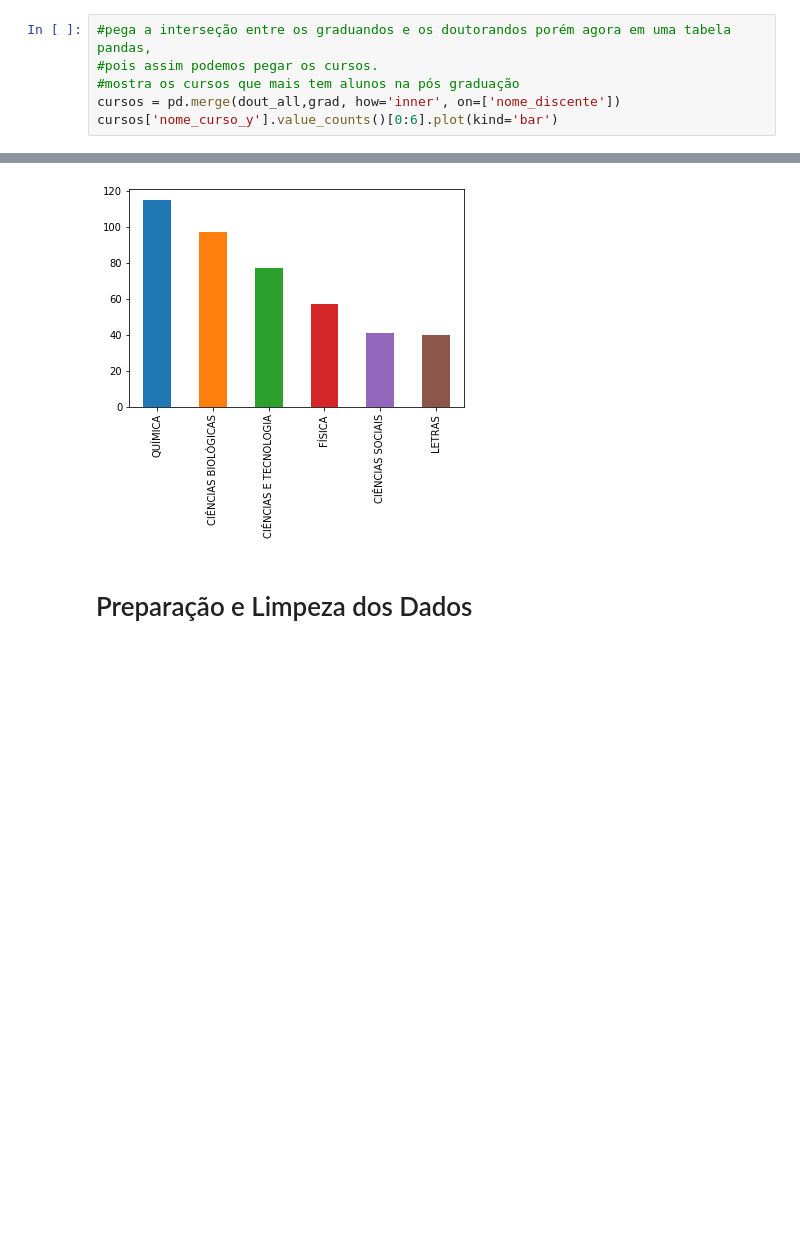
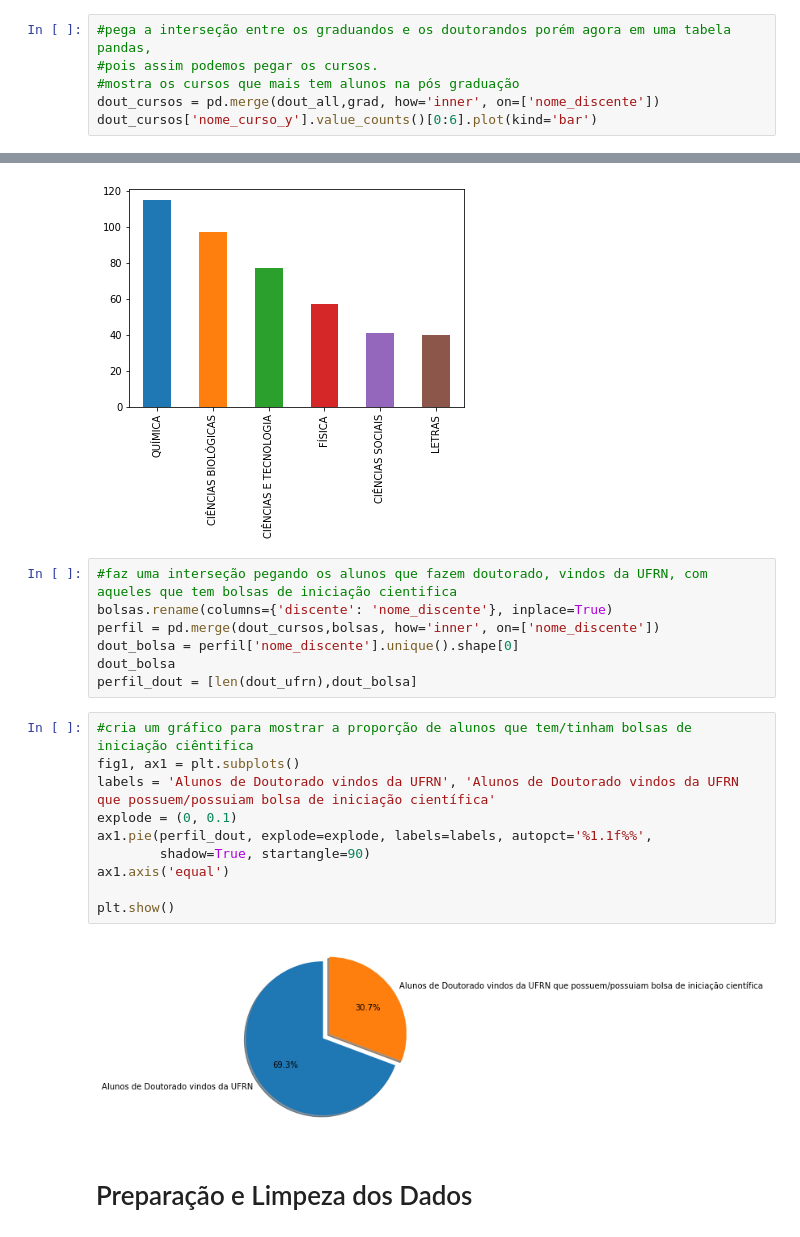
Before and after one commit to jeowf/pos-ufrn, a Jupyter notebook: Trabalho_Unidade_2.ipynb, the cells around one changed output, grey strips where cells are left out. Cells and saved outputs as stored; diff of their text form; blank space fills up the shorter version.

```diff
--- a/Trabalho_Unidade_2.ipynb
+++ b/Trabalho_Unidade_2.ipynb
@@ -166,11 +83,30 @@ plt.show()
 #pega a interseção entre os graduandos e os doutorandos porém agora em uma tabela pandas,
 #pois assim podemos pegar os cursos.
 #mostra os cursos que mais tem alunos na pós graduação
-cursos = pd.merge(dout_all,grad, how='inner', on=['nome_discente'])
-cursos['nome_curso_y'].value_counts()[0:6].plot(kind='bar')
+dout_cursos = pd.merge(dout_all,grad, how='inner', on=['nome_discente'])
+dout_cursos['nome_curso_y'].value_counts()[0:6].plot(kind='bar')
 # %% [output]
 <matplotlib.axes._subplots.AxesSubplot at 0x...>
 [figure]
+# %%
+#faz uma interseção pegando os alunos que fazem doutorado, vindos da UFRN, com aqueles que tem bolsas de iniciação cientifica
+bolsas.rename(columns={'discente': 'nome_discente'}, inplace=True)
+perfil = pd.merge(dout_cursos,bolsas, how='inner', on=['nome_discente'])
+dout_bolsa = perfil['nome_discente'].unique().shape[0]
+dout_bolsa
+perfil_dout = [len(dout_ufrn),dout_bolsa]
+# %%
+#cria um gráfico para mostrar a proporção de alunos que tem/tinham bolsas de iniciação ciêntifica
+fig1, ax1 = plt.subplots()
+labels = 'Alunos de Doutorado vindos da UFRN', 'Alunos de Doutorado vindos da UFRN que possuem/possuiam bolsa de iniciação científica'
+explode = (0, 0.1)
+ax1.pie(perfil_dout, explode=explode, labels=labels, autopct='%1.1f%%',
+        shadow=True, startangle=90)
+ax1.axis('equal')
+
+plt.show()
+# %% [output]
+[figure, added]
 # %% [markdown]
 # Preparação e Limpeza dos Dados
 # %%
```
Also changed, not shown: parts of 6 cells of this notebook.
